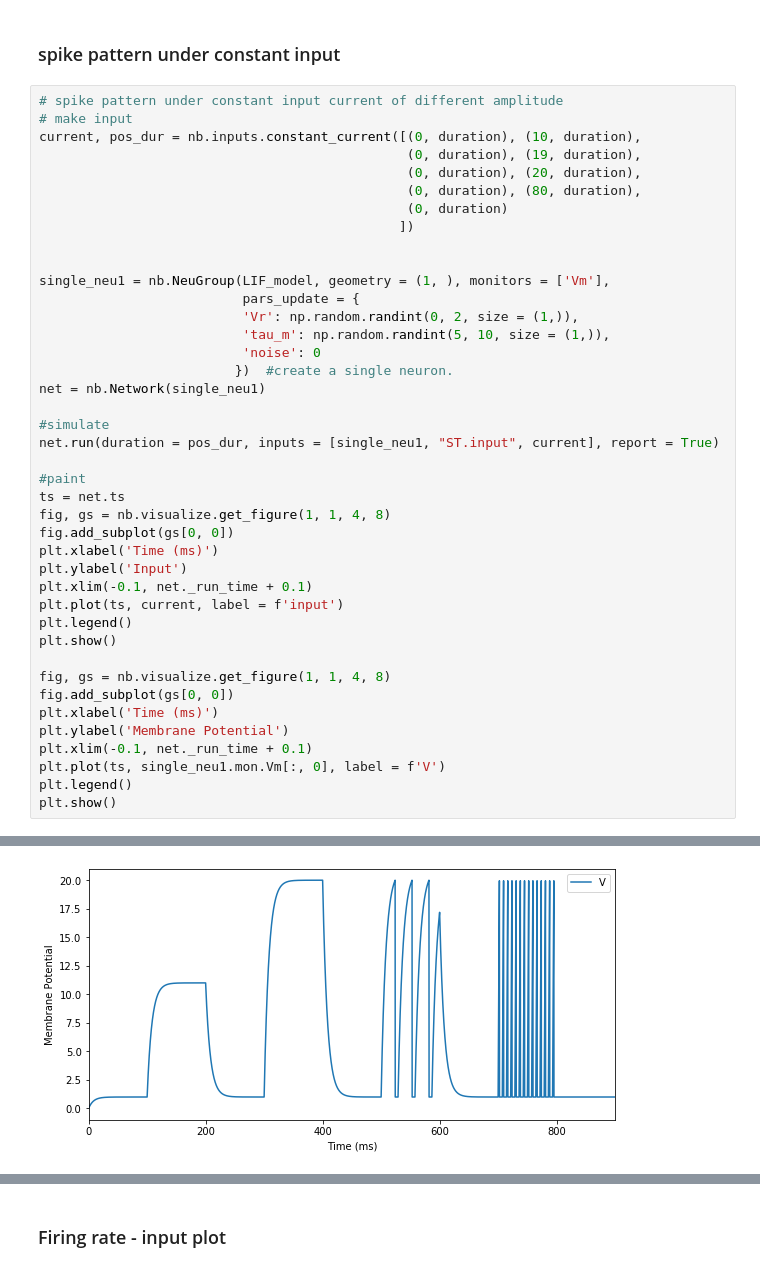
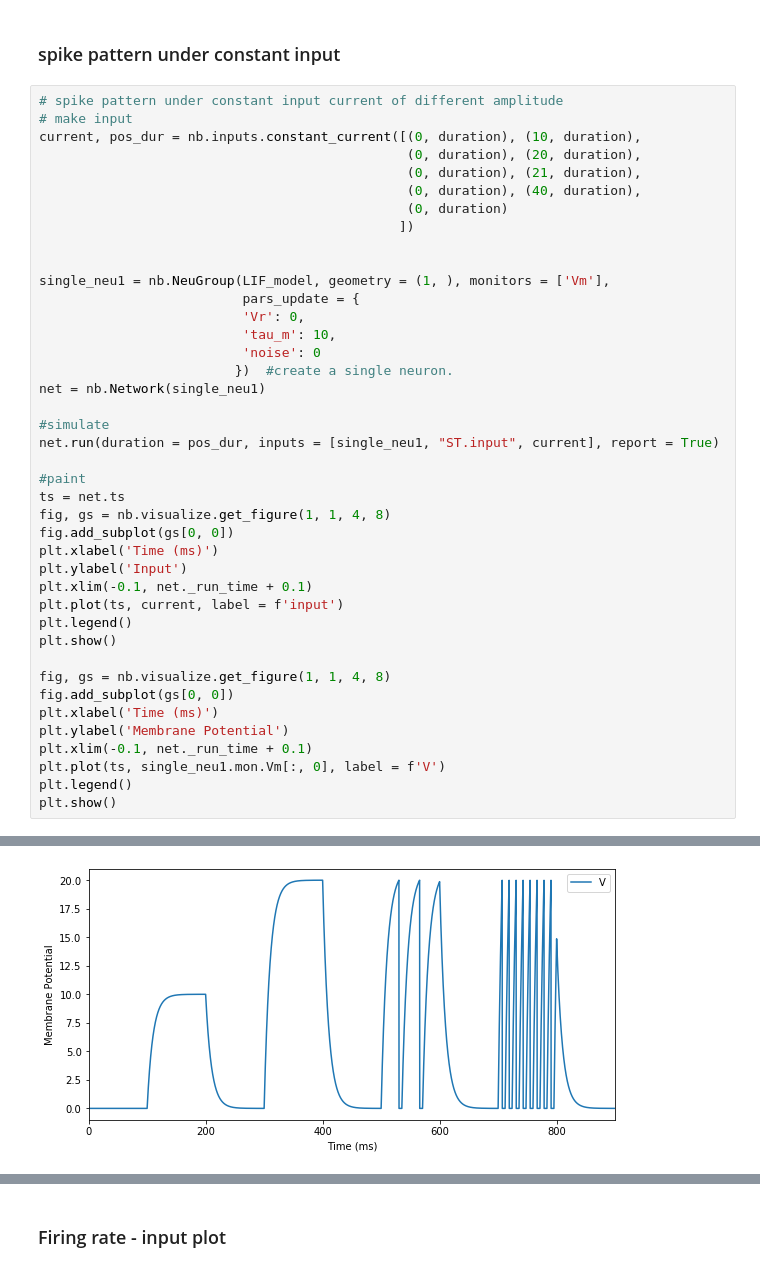
Before and after one commit to Gracewx/BrainPy-Models, a Jupyter notebook: docs/neurons/LIF_model.ipynb, the cells around one changed output, grey strips where cells are left out. Drawn from its saved outputs; the diff is of its cells as text.

```diff
--- a/docs/neurons/LIF_model.ipynb
+++ b/docs/neurons/LIF_model.ipynb
@@ -140,17 +140,17 @@ This graph presents the u-t plot of a single neuron. With noisy input, this neur
 # spike pattern under constant input current of different amplitude
 # make input
 current, pos_dur = nb.inputs.constant_current([(0, duration), (10, duration),
-                                               (0, duration), (19, duration),
                                                (0, duration), (20, duration),
-                                               (0, duration), (80, duration),
+                                               (0, duration), (21, duration),
+                                               (0, duration), (40, duration),
                                                (0, duration)
                                               ])
 
 
 single_neu1 = nb.NeuGroup(LIF_model, geometry = (1, ), monitors = ['Vm'],
                           pars_update = {
-                          'Vr': np.random.randint(0, 2, size = (1,)),
-                          'tau_m': np.random.randint(5, 10, size = (1,)),
+                          'Vr': 0,
+                          'tau_m': 10,
                           'noise': 0
                          })  #create a single neuron.
 net = nb.Network(single_neu1)
@@ -195,2 +195,2 @@ Simulation is done in 0.649 s.
-[figure, old version]
+[figure, new version]
 # %% [markdown]
```
Also changed, not shown: parts of 7 cells of this notebook, 1 other file.
